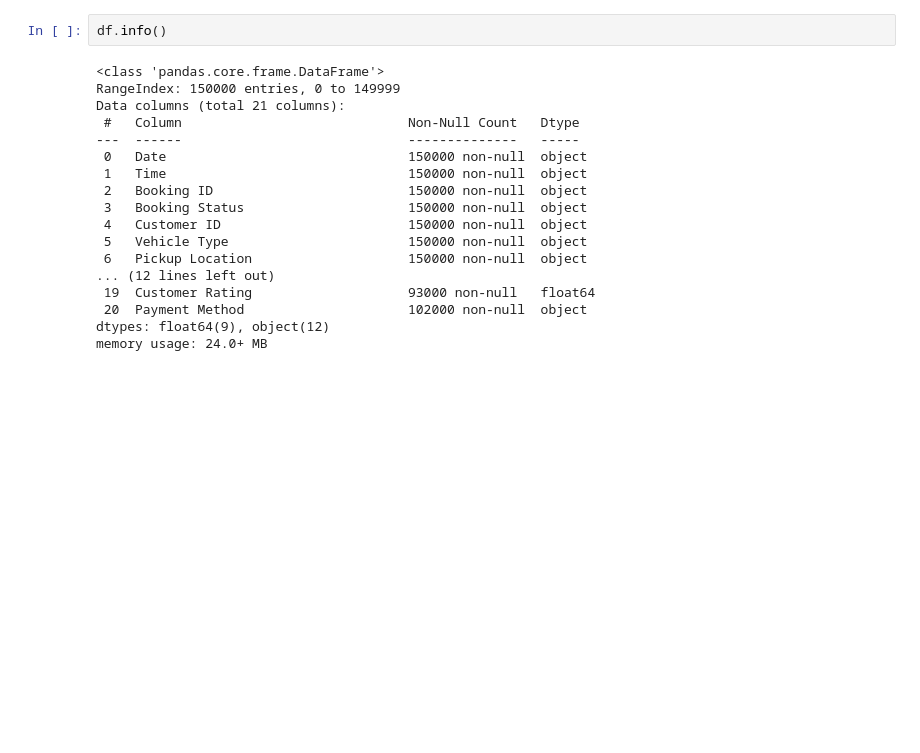
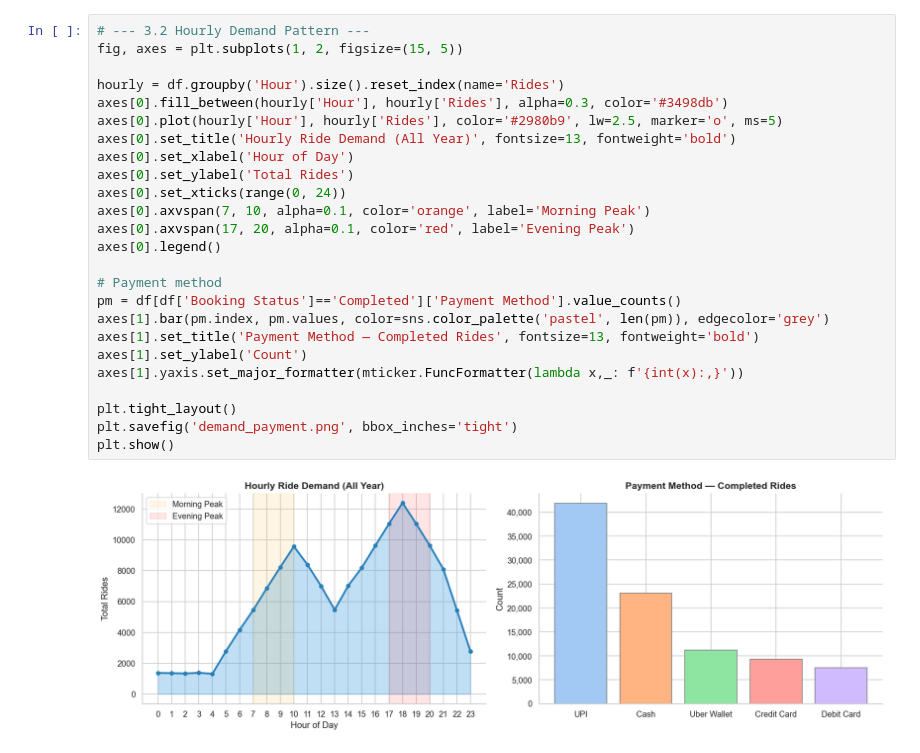
Before and after one commit to IAN-RIUA/Uber_rides, a Jupyter notebook: index.ipynb, the cells around one changed output. Drawn from its saved outputs; the diff is of its cells as text; blank space fills up the shorter version.

```diff
--- a/index.ipynb
+++ b/index.ipynb
@@ -33,21 +126,28 @@ df.describe()
 # %%
-df.info()
+# --- 3.2 Hourly Demand Pattern ---
+fig, axes = plt.subplots(1, 2, figsize=(15, 5))
+
+hourly = df.groupby('Hour').size().reset_index(name='Rides')
+axes[0].fill_between(hourly['Hour'], hourly['Rides'], alpha=0.3, color='#3498db')
+axes[0].plot(hourly['Hour'], hourly['Rides'], color='#2980b9', lw=2.5, marker='o', ms=5)
+axes[0].set_title('Hourly Ride Demand (All Year)', fontsize=13, fontweight='bold')
+axes[0].set_xlabel('Hour of Day')
+axes[0].set_ylabel('Total Rides')
+axes[0].set_xticks(range(0, 24))
+axes[0].axvspan(7, 10, alpha=0.1, color='orange', label='Morning Peak')
+axes[0].axvspan(17, 20, alpha=0.1, color='red', label='Evening Peak')
+axes[0].legend()
+
+# Payment method
+pm = df[df['Booking Status']=='Completed']['Payment Method'].value_counts()
+axes[1].bar(pm.index, pm.values, color=sns.color_palette('pastel', len(pm)), edgecolor='grey')
+axes[1].set_title('Payment Method — Completed Rides', fontsize=13, fontweight='bold')
+axes[1].set_ylabel('Count')
+axes[1].yaxis.set_major_formatter(mticker.FuncFormatter(lambda x,_: f'{int(x):,}'))
+
+plt.tight_layout()
+plt.savefig('demand_payment.png', bbox_inches='tight')
+plt.show()
 # %% [output]
-<class 'pandas.core.frame.DataFrame'>
-RangeIndex: 150000 entries, 0 to 149999
-Data columns (total 21 columns):
- #   Column                             Non-Null Count   Dtype
----  ------                             --------------   -----
- 0   Date                               150000 non-null  object
- 1   Time                               150000 non-null  object
- 2   Booking ID                         150000 non-null  object
- 3   Booking Status                     150000 non-null  object
- 4   Customer ID                        150000 non-null  object
- 5   Vehicle Type                       150000 non-null  object
- 6   Pickup Location                    150000 non-null  object
-... (12 lines left out)
- 19  Customer Rating                    93000 non-null   float64
- 20  Payment Method                     102000 non-null  object
-dtypes: float64(9), object(12)
-memory usage: 24.0+ MB
+[figure, added]
 # %%
```
Also changed, not shown: parts of 28 cells of this notebook, 10 other files.
